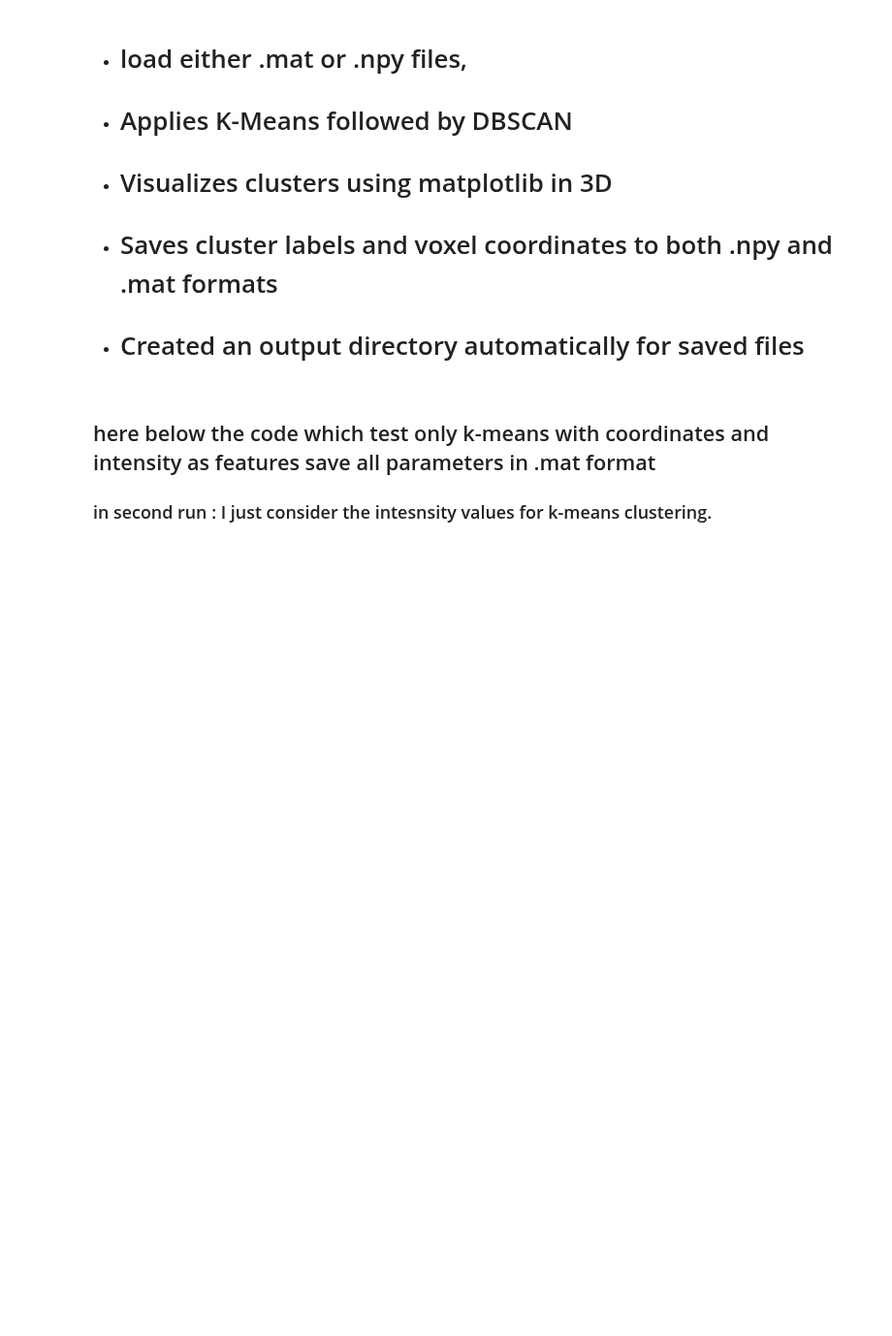
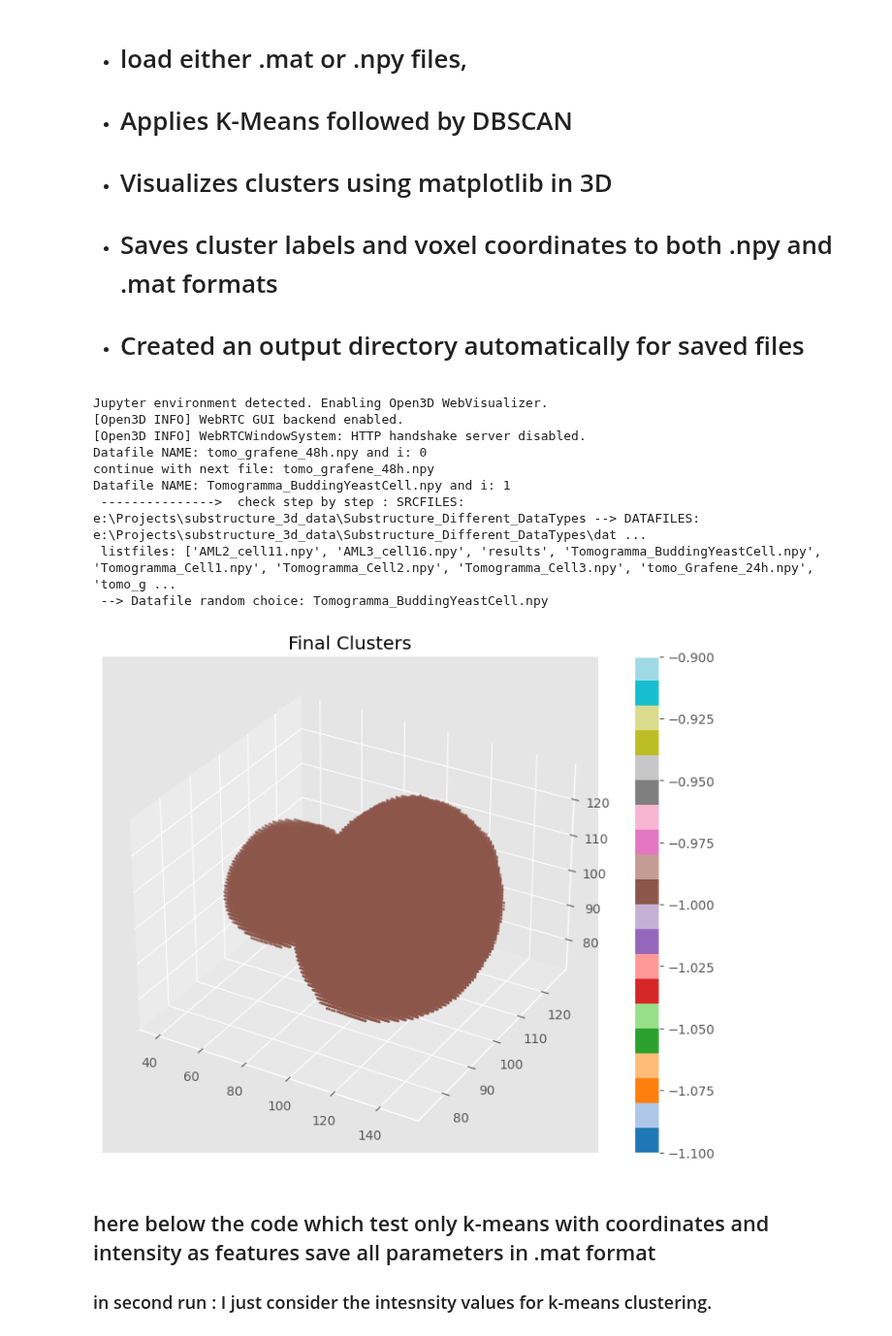
Before and after one commit to mohdrafik/Substructure_Different_DataTypes, a Jupyter notebook: src/main.ipynb, the cells around one changed output. Shown at 97% size. Drawn from its saved outputs; the diff is of its cells as text; code cells hidden in the pictures; blank space fills up the shorter version.

```diff
--- a/src/main.ipynb
+++ b/src/main.ipynb
@@ -2279,41 +2300,49 @@ for i in range(len(listfiles)):
     print(f"Datafile NAME: {Datafile} and i: {i}" )
     if input("enter True to continue or False to stop: "):
         break
-
-
-
-
+    else:
+        print(f"continue with next file: {Datafile}")
+        continue
 
 print(f" --------------->  check step by step : SRCFILES: {SRCFILES} --> DATAFILES: {DATAFILES} --> \n listfiles: {listfiles} \n --> Datafile random choice: {Datafile}")
 # Datafile = r"C:\Users\Gaetano\Desktop\create_with_codeRafi\MyProjects\Substructure_Different_DataTypes\data\raw\Tomogramma_BuddingYeastCell.mat"
-
-
 
 FileCompletePath = os.path.join(DATAFILES,Datafile)
 THRESHOLD_VALUE = 1.334
 
 volume = load_volume(FileCompletePath,THRESHOLD_VALUE)  # or .npy
 
 X = extract_features(volume)
 
 X_scaled = StandardScaler().fit_transform(X)
 
 kmeans_labels = run_kmeans(X_scaled, n_clusters=4)
-final_labels = run_dbscan_per_cluster(X_scaled, kmeans_labels, eps=0.6, min_samples=20)
+final_labels = run_dbscan_per_cluster(X_scaled, kmeans_labels, eps=0.001, min_samples=5)
 
 plot_clusters(X[:, :3], final_labels, title="Final Clusters")
 
 save_results("clustering_output", final_labels, X[:, :3])
 
 # for invoking the open3d plot function ------>
 # SRCFILES  = Path.cwd()
 # RESFilesINsrc = SRCFILES/"clustering_output/"
 # print(RESFilesINsrc)
 
 # clusteredNPY_Path = os.path.join(str(RESFilesINsrc),'cluster_labels.npy')
 # clusteredNPY_Coords = os.path.join(str(RESFilesINsrc),'voxel_coords.npy')
 
 # VisualizeOpen3d(clusteredNPY_Path,clusteredNPY_Coords)
+# %% [output]
+Jupyter environment detected. Enabling Open3D WebVisualizer.
+[Open3D INFO] WebRTC GUI backend enabled.
+[Open3D INFO] WebRTCWindowSystem: HTTP handshake server disabled.
+Datafile NAME: tomo_grafene_48h.npy and i: 0
+continue with next file: tomo_grafene_48h.npy
+Datafile NAME: Tomogramma_BuddingYeastCell.npy and i: 1
+ --------------->  check step by step : SRCFILES: e:\Projects\substructure_3d_data\Substructure_Different_DataTypes --> DATAFILES: e:\Projects\substructure_3d_data\Substructure_Different_DataTypes\dat ...
+ listfiles: ['AML2_cell11.npy', 'AML3_cell16.npy', 'results', 'Tomogramma_BuddingYeastCell.npy', 'Tomogramma_Cell1.npy', 'Tomogramma_Cell2.npy', 'Tomogramma_Cell3.npy', 'tomo_Grafene_24h.npy', 'tomo_g ...
+ --> Datafile random choice: Tomogramma_BuddingYeastCell.npy
+[figure, added]
 # %%
 coordCluster = np.load(r"C:\Users\Gaetano\Desktop\create_with_codeRafi\MyProjects\Substructure_Different_DataTypes\src\clustering_output\voxel_coords.npy")
 clusterLabels = np.load(r"C:\Users\Gaetano\Desktop\create_with_codeRafi\MyProjects\Substructure_Different_DataTypes\src\clustering_output\cluster_labels.npy")
```
Also changed, not shown: parts of 13 cells of this notebook.
